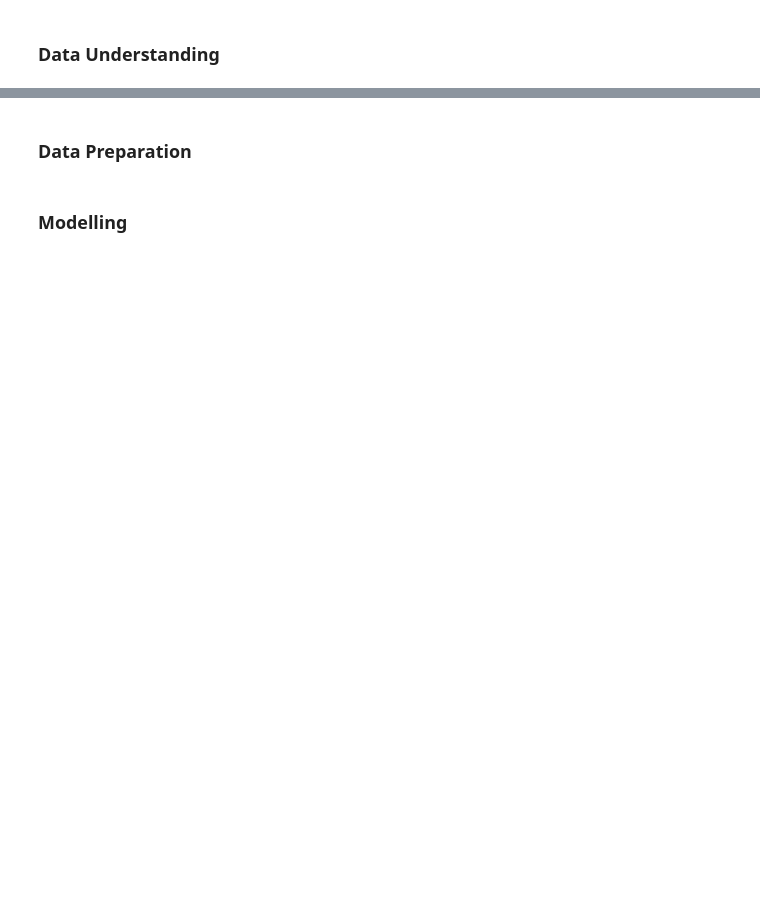
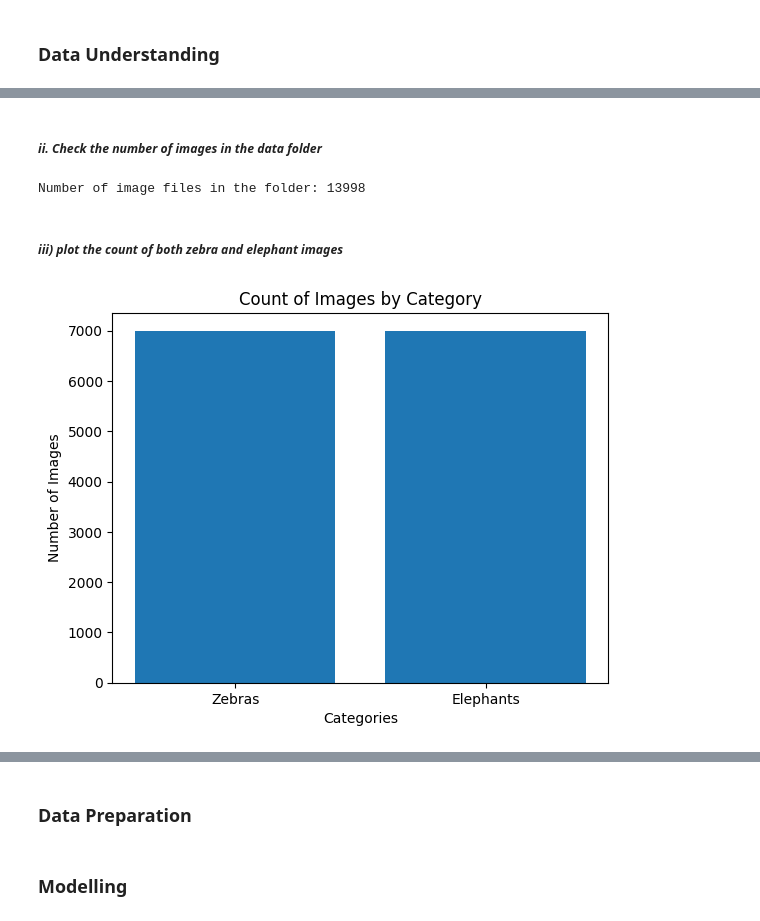
Before and after one commit to eugenekuloba/animal-classification, a Jupyter notebook: index.ipynb, the cells around one changed output, grey strips where cells are left out. Cells and saved outputs as stored; diff of their text form; code cells hidden in the pictures; blank space fills up the shorter version.

```diff
--- a/index.ipynb
+++ b/index.ipynb
@@ -18,0 +30,45 @@ To enable the following instructions: AVX2 FMA, in other operations, rebuild Ten
+# %% [markdown]
+##### *ii. Check the number of images in the data folder*
+# %%
+# set folder path
+folder = 'data/data/'
+
+# List all files in the folder
+files = os.listdir(folder)
+
+# Filter image files based on their extensions
+image_extensions = ('.jpg', '.jpeg', '.png')  # Add more extensions if needed
+image_files = [file for file in files if file.lower().endswith(image_extensions)]
+
+# Get the number of image files
+num_images = len(image_files)
+
+print(f"Number of image files in the folder: {num_images}")
+# %% [output]
+Number of image files in the folder: 13998
+# %% [markdown]
+##### *iii) plot the count of both zebra and elephant images*
+# %%
+# check the amount of images
+# List all files in the folder
+files = os.listdir(folder)
+
+# Filter image files based on their extensions and starting keywords
+zebra_images = [file for file in files if file.lower().startswith('zebra') and file.lower().endswith(('.jpg', '.jpeg', '.png'))]
+elephant_images = [file for file in files if file.lower().startswith('elephant') and file.lower().endswith(('.jpg', '.jpeg', '.png'))]
+
+# Get the counts
+num_zebras = len(zebra_images)
+num_elephants = len(elephant_images)
+
+# Plot the counts
+categories = ['Zebras', 'Elephants']
+counts = [num_zebras, num_elephants]
+
+plt.bar(categories, counts)
+plt.xlabel('Categories')
+plt.ylabel('Number of Images')
+plt.title('Count of Images by Category')
+plt.show()
+# %% [output]
+[figure, added]
```
Also changed, not shown: parts of 11 cells of this notebook, 1 other file.
